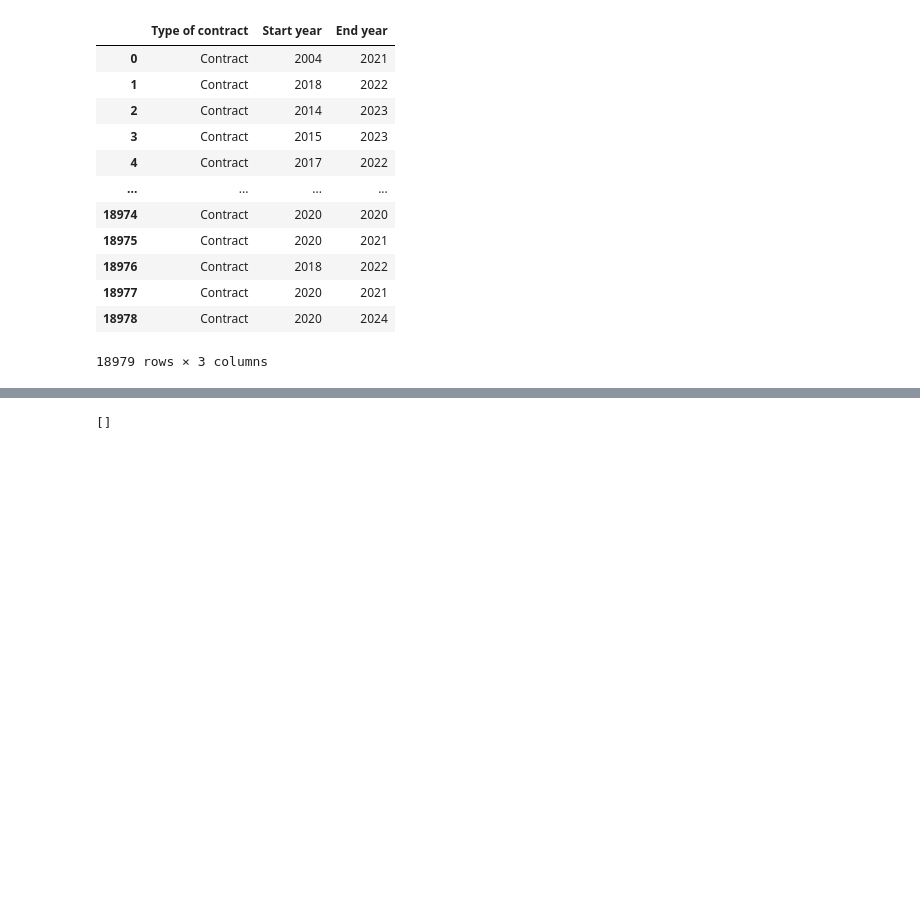
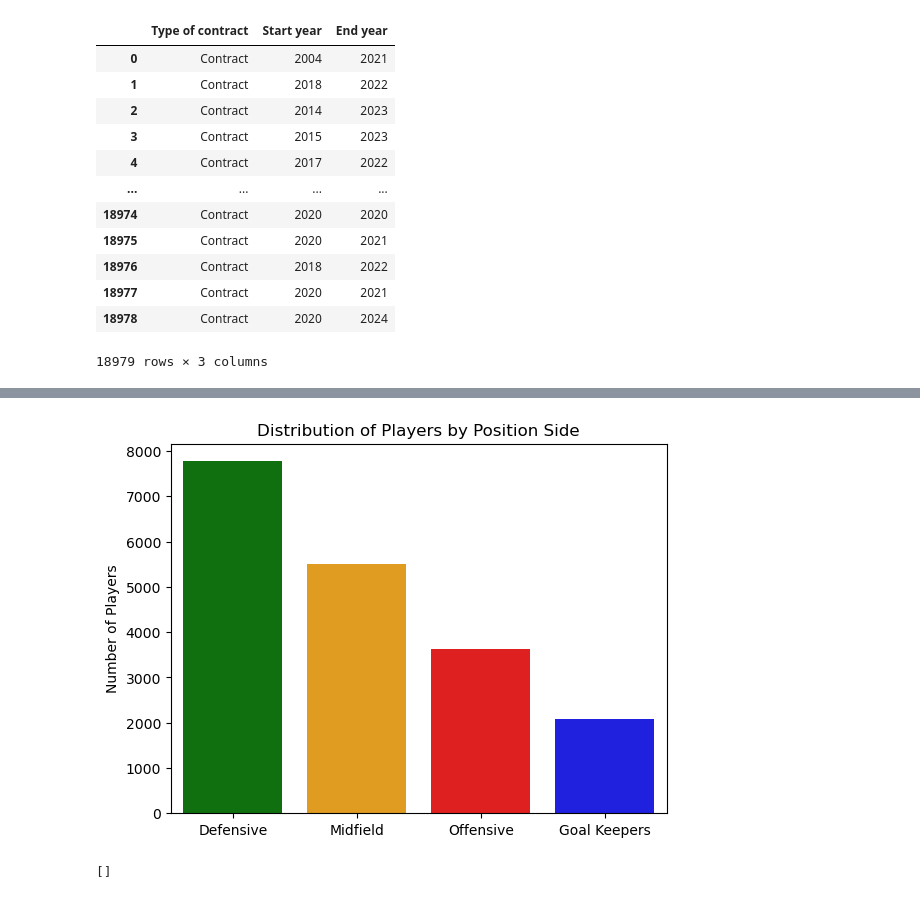
Before and after one commit to NazimKs/ETL_data_warehouse, a Jupyter notebook: ETL_data_warhouse.ipynb, the cells around one changed output, grey strips where cells are left out. Drawn from its saved outputs; the diff is of its cells as text; code cells hidden in the pictures; blank space fills up the shorter version.

```diff
--- a/ETL_data_warhouse.ipynb
+++ b/ETL_data_warhouse.ipynb
@@ -413,6 +397,23 @@ position_colors = {"GK": "blue", "LB": "green", "CB": "green", "RB": "green","LW
 deffensive =["LB", "CB", "RB", "LWB", "RWB", "CDM"]
 midfield =["LM", "CM", "RM", "CAM"]
 offensive =["LW", "CF", "RW", "ST"]
+# %%
+defensive_count = fifa_df[fifa_df["Best Position"].isin(deffensive)]["Best Position"].count()
+midfield_count = fifa_df[fifa_df["Best Position"].isin(midfield)]["Best Position"].count()
+offensive_count = fifa_df[fifa_df["Best Position"].isin(offensive)]["Best Position"].count()
+gk_count = fifa_df[fifa_df["Best Position"] == "GK"]["Best Position"].count()
+
+
+categories = ["Defensive", "Midfield", "Offensive","Goal Keepers"]
+counts = [defensive_count, midfield_count, offensive_count,gk_count]
+
+sns.set_palette(["green", "orange", "red","blue"])
+sns.barplot(x=categories, y=counts)
+plt.title("Distribution of Players by Position Side")
+plt.ylabel("Number of Players")
+plt.show()
+# %% [output]
+[figure, added]
 # %%
 counts = fifa_df["Best Position"].value_counts()
 
```
Also changed, not shown: parts of 12 cells of this notebook, 1 other file.
